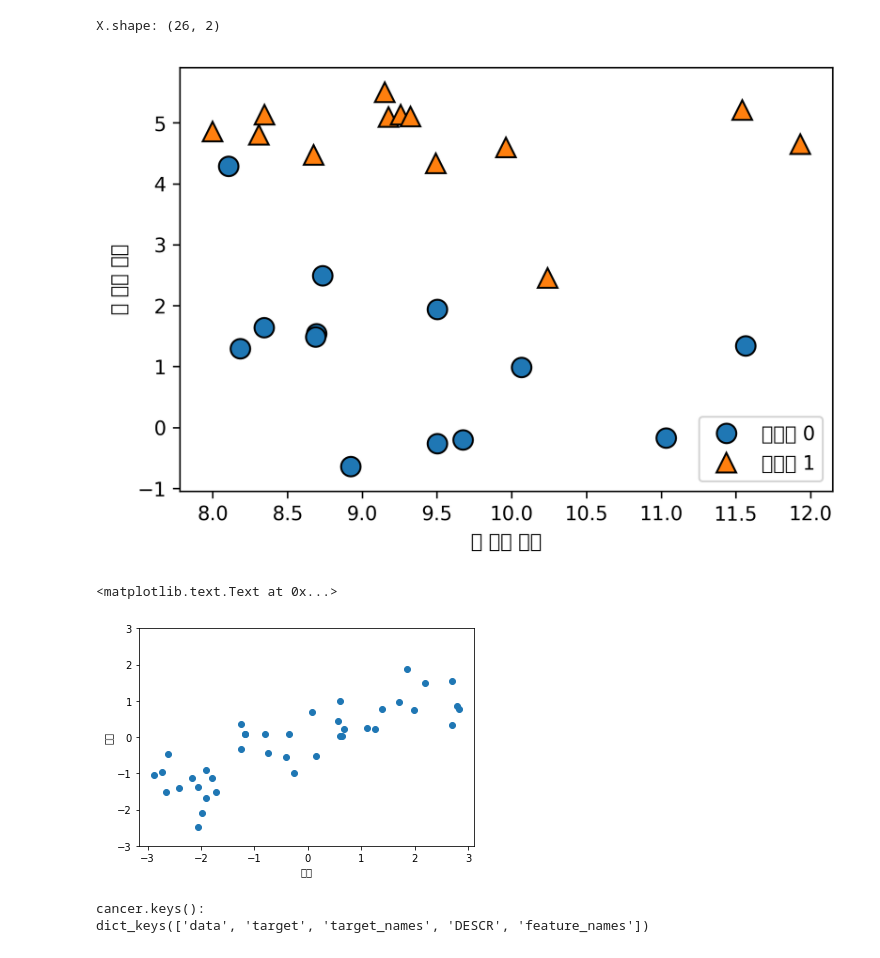
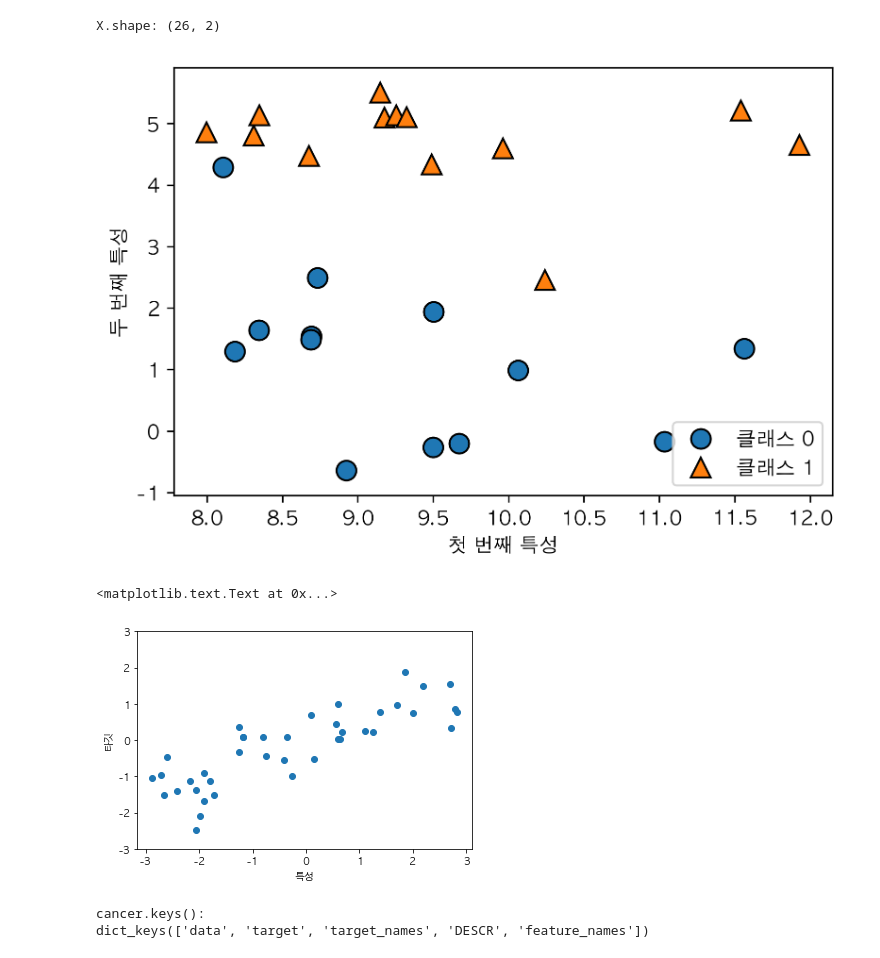
Before and after one commit to parksunwoo/ML_with_Python, a Jupyter notebook: 02_supervised_learning.ipynb, the cells around one changed output. Saved outputs shown, nothing was run; the diff lists cells and outputs as text; code cells hidden in the pictures.

```diff
--- a/02_supervised_learning.ipynb
+++ b/02_supervised_learning.ipynb
@@ -1,33 +1,37 @@
 # %%
 from IPython.display import display
 import numpy as np
 import matplotlib.pyplot as plt
+from matplotlib import font_manager, rc
 import pandas as pd
 import mglearn
 
 %matplotlib inline
 
+# 한글설정
+rc('font', family='AppleGothic')
+plt.rcParams['axes.unicode_minus'] = False
 plt.rcParams['figure.dpi'] = 300
 # 데이터셋을 만듭니다
 X, y = mglearn.datasets.make_forge()
 # 산점도를 그립니다
 mglearn.discrete_scatter(X[:, 0], X[:, 1], y)
 plt.legend(["클래스 0", "클래스 1"], loc=4)
 plt.xlabel("첫 번째 특성")
 plt.ylabel("두 번째 특성")
 print("X.shape: {}".format(X.shape))
 # %% [output]
 X.shape: (26, 2)
-[figure, old version]
+[figure, new version]
 # %%
-X, y =mglearn.datasets.make_wave(n_samples=40)
+X, y = mglearn.datasets.make_wave(n_samples=40)
 plt.plot(X, y, 'o')
 plt.ylim(-3, 3)
 plt.xlabel("특성")
 plt.ylabel("타깃")
 # %% [output]
 <matplotlib.text.Text at 0x...>
-[figure, old version]
+[figure, new version]
 # %%
 from sklearn.datasets import load_breast_cancer
 cancer = load_breast_cancer()
```
Also changed, not shown: parts of 24 cells of this notebook.
